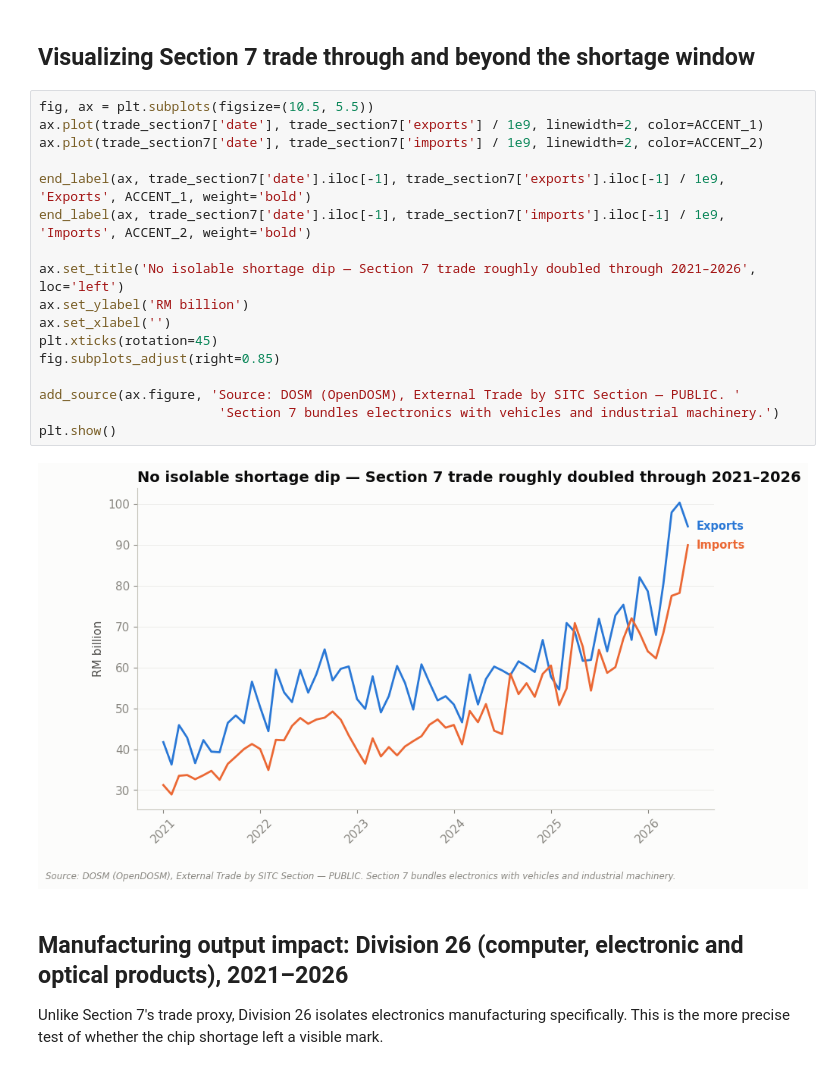
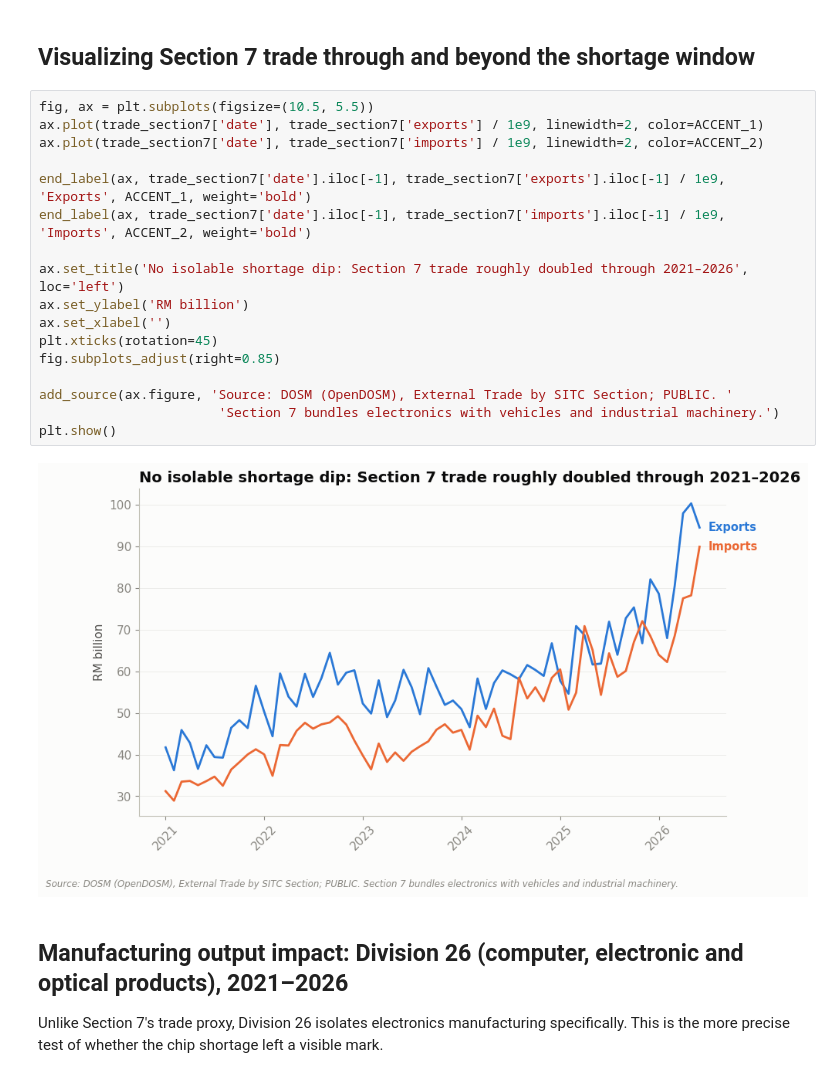
Before and after one commit to ooi-darren/malaysia-semiconductor-shortage-impact, a Jupyter notebook: notebooks/01-chip-shortage-trade-and-manufacturing-impact.ipynb, the cells around one changed output. Drawn from its saved outputs; the diff is of its cells as text.

```diff
--- a/notebooks/01-chip-shortage-trade-and-manufacturing-impact.ipynb
+++ b/notebooks/01-chip-shortage-trade-and-manufacturing-impact.ipynb
@@ -79,22 +79,22 @@ def end_label(ax, x, y, text, color, weight='semibold', va='center', offset=8):
 # %%
 fig, ax = plt.subplots(figsize=(10.5, 5.5))
 ax.plot(trade_section7['date'], trade_section7['exports'] / 1e9, linewidth=2, color=ACCENT_1)
 ax.plot(trade_section7['date'], trade_section7['imports'] / 1e9, linewidth=2, color=ACCENT_2)
 
 end_label(ax, trade_section7['date'].iloc[-1], trade_section7['exports'].iloc[-1] / 1e9, 'Exports', ACCENT_1, weight='bold')
 end_label(ax, trade_section7['date'].iloc[-1], trade_section7['imports'].iloc[-1] / 1e9, 'Imports', ACCENT_2, weight='bold')
 
-ax.set_title('No isolable shortage dip — Section 7 trade roughly doubled through 2021–2026', loc='left')
+ax.set_title('No isolable shortage dip: Section 7 trade roughly doubled through 2021–2026', loc='left')
 ax.set_ylabel('RM billion')
 ax.set_xlabel('')
 plt.xticks(rotation=45)
 fig.subplots_adjust(right=0.85)
 
-add_source(ax.figure, 'Source: DOSM (OpenDOSM), External Trade by SITC Section — PUBLIC. '
+add_source(ax.figure, 'Source: DOSM (OpenDOSM), External Trade by SITC Section; PUBLIC. '
                        'Section 7 bundles electronics with vehicles and industrial machinery.')
 plt.show()
 # %% [output]
-[figure, old version]
+[figure, new version]
 # %% [markdown]
 ## Manufacturing output impact: Division 26 (computer, electronic and optical products), 2021–2026
 
```
Also changed, not shown: parts of 7 cells of this notebook, 3 other files.
